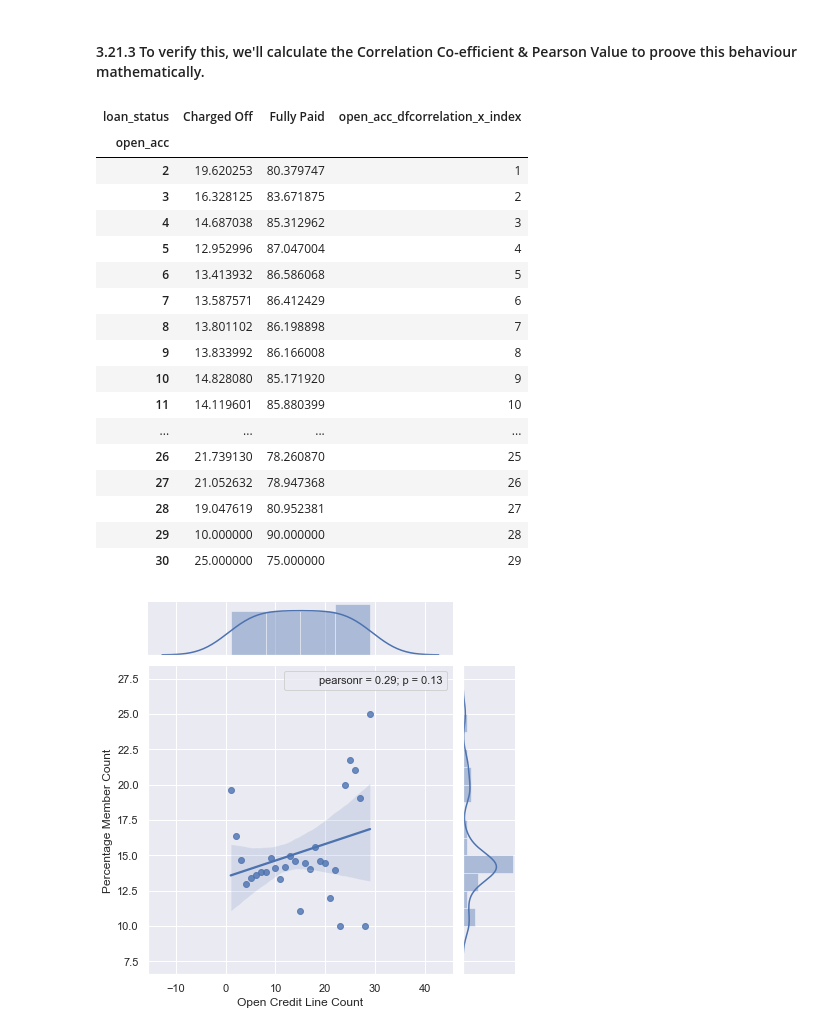
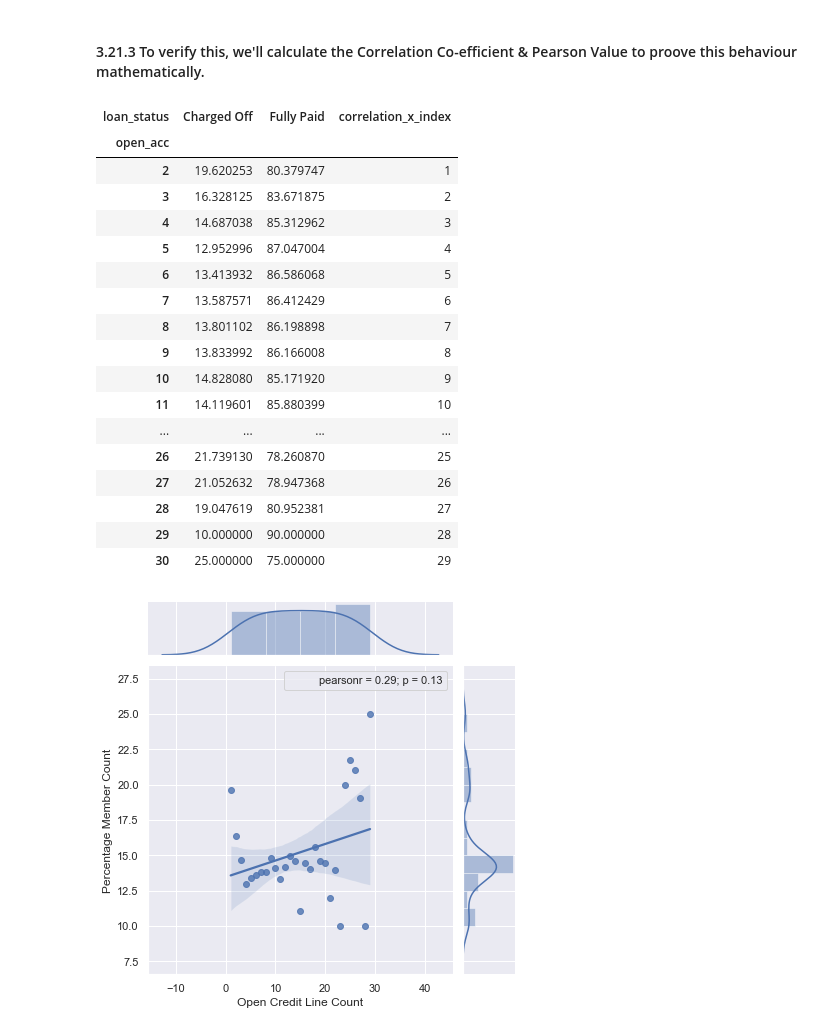
Before and after one commit to akshaykadam100/Lending-Club-Case-Study, a Jupyter notebook: Group_Facilitator_Akshay.ipynb, the cells around one changed output. Cells and saved outputs as stored; diff of their text form; code cells hidden in the pictures.

```diff
--- a/Group_Facilitator_Name.ipynb
+++ b/Group_Facilitator_Akshay.ipynb
@@ -2328,12 +2328,12 @@ open_acc_df = distribution_against_charged_off_members(data=open_acc_df,
 # %% [markdown]
 #### 3.21.3 To verify this, we'll calculate the Correlation Co-efficient & Pearson Value to proove this behaviour mathematically.
 # %%
+open_acc_df = open_acc_df[open_acc_df.index <= 30]
 open_acc_df_x_index_list = [*range(1, open_acc_df.shape[0]+1, 1)]
-open_acc_df['open_acc_dfcorrelation_x_index'] =open_acc_df_x_index_list
-open_acc_df = open_acc_df[open_acc_df.index <= 30]
+open_acc_df['correlation_x_index'] =open_acc_df_x_index_list
 open_acc_df
 # %% [output]
-| loan_status | Charged Off | Fully Paid | open_acc_dfcorrelation_x_index |
+| loan_status | Charged Off | Fully Paid | correlation_x_index |
 | open_acc |  |  |  |
 | 2 | 19.620253 | 80.379747 | 1 |
 | 3 | 16.328125 | 83.671875 | 2 |
```
Also changed, not shown: parts of 32 cells of this notebook, 1 other file.
